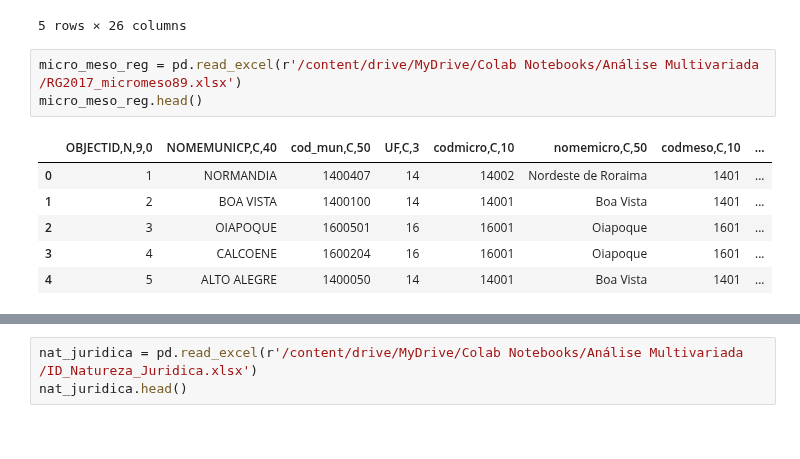
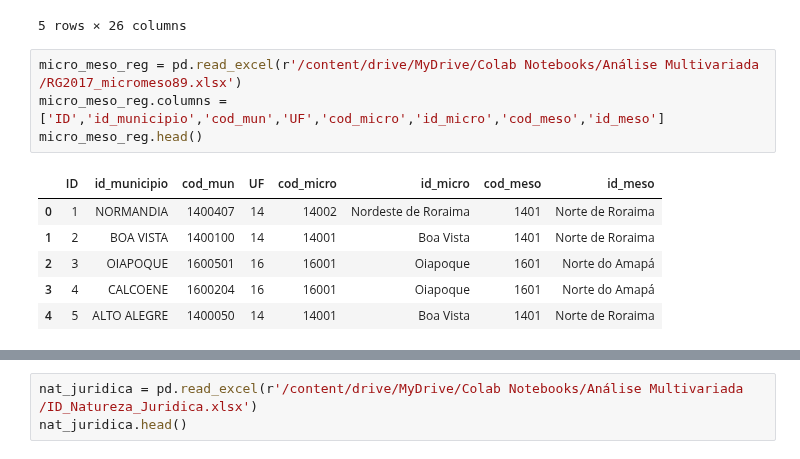
Before and after one commit to Leonardo-Dias-Up/Leonardo-Dias-Up, a Jupyter notebook: Análise_Multivariada_RAIS.ipynb, the cells around one changed output, grey strips where cells are left out. Drawn from its saved outputs; the diff is of its cells as text.

```diff
--- a/Análise_Multivariada_RAIS.ipynb
+++ b/Análise_Multivariada_RAIS.ipynb
@@ -51,11 +51,12 @@ rais_2020.head()
 5 rows × 26 columns
 # %%
 micro_meso_reg = pd.read_excel(r'/content/drive/MyDrive/Colab Notebooks/Análise Multivariada /RG2017_micromeso89.xlsx')
+micro_meso_reg.columns = ['ID','id_municipio','cod_mun','UF','cod_micro','id_micro','cod_meso','id_meso']
 micro_meso_reg.head()
 # %% [output]
-|  | OBJECTID,N,9,0 | NOMEMUNICP,C,40 | cod_mun,C,50 | UF,C,3 | codmicro,C,10 | nomemicro,C,50 | codmeso,C,10 | ... |
-| 0 | 1 | NORMANDIA | 1400407 | 14 | 14002 | Nordeste de Roraima | 1401 | ... |
-| 1 | 2 | BOA VISTA | 1400100 | 14 | 14001 | Boa Vista | 1401 | ... |
-| 2 | 3 | OIAPOQUE | 1600501 | 16 | 16001 | Oiapoque | 1601 | ... |
-| 3 | 4 | CALCOENE | 1600204 | 16 | 16001 | Oiapoque | 1601 | ... |
-| 4 | 5 | ALTO ALEGRE | 1400050 | 14 | 14001 | Boa Vista | 1401 | ... |
+|  | ID | id_municipio | cod_mun | UF | cod_micro | id_micro | cod_meso | id_meso |
+| 0 | 1 | NORMANDIA | 1400407 | 14 | 14002 | Nordeste de Roraima | 1401 | Norte de Roraima |
+| 1 | 2 | BOA VISTA | 1400100 | 14 | 14001 | Boa Vista | 1401 | Norte de Roraima |
+| 2 | 3 | OIAPOQUE | 1600501 | 16 | 16001 | Oiapoque | 1601 | Norte do Amapá |
+| 3 | 4 | CALCOENE | 1600204 | 16 | 16001 | Oiapoque | 1601 | Norte do Amapá |
+| 4 | 5 | ALTO ALEGRE | 1400050 | 14 | 14001 | Boa Vista | 1401 | Norte de Roraima |
```
Also changed, not shown: parts of 2 cells of this notebook.
